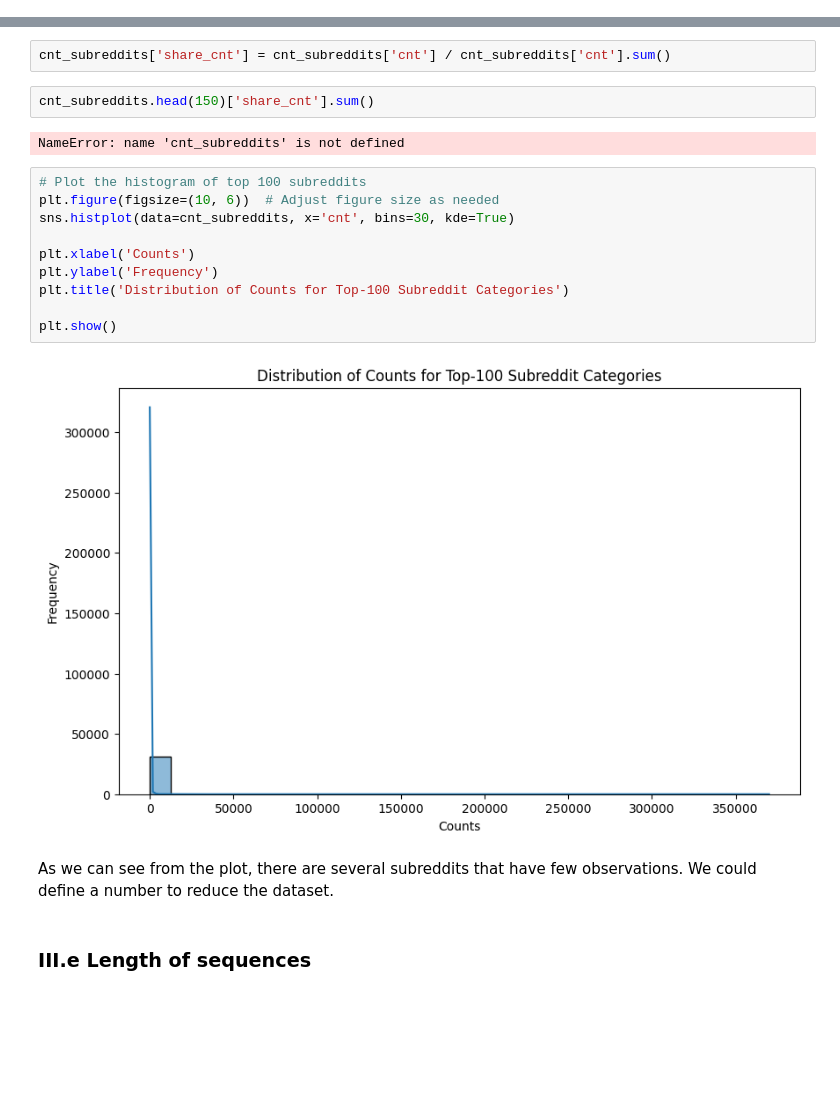
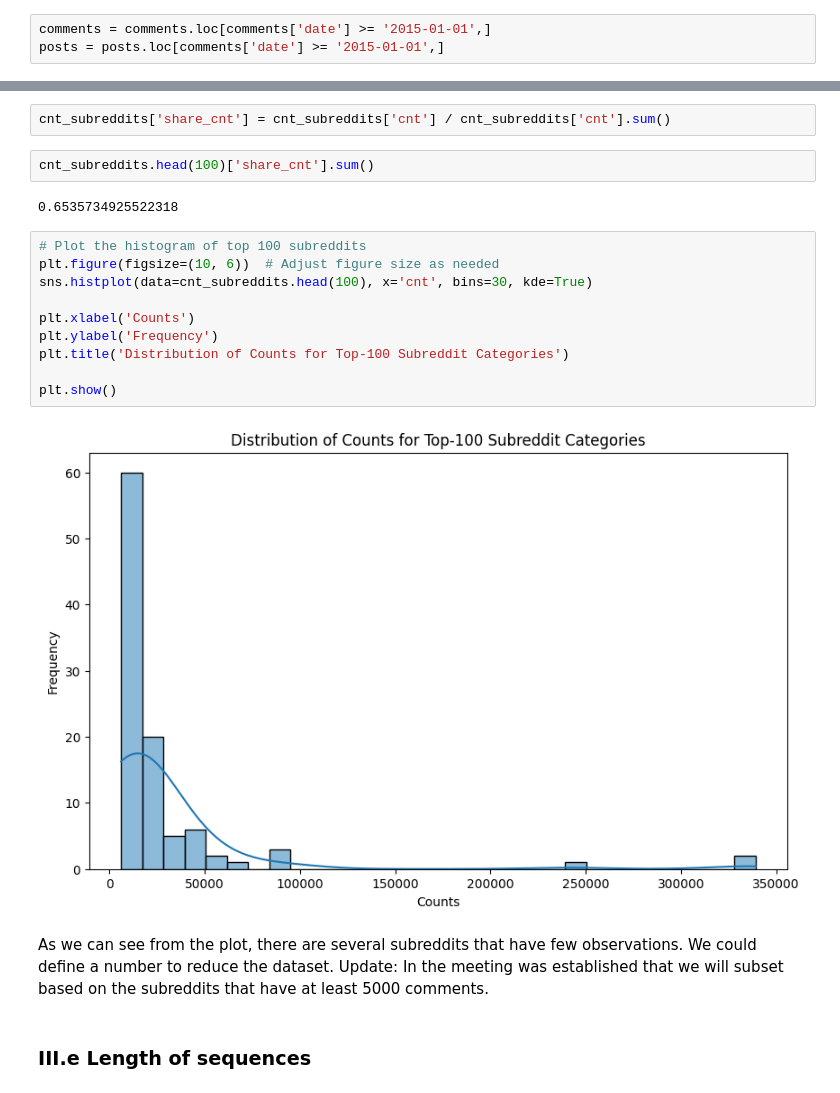
Before and after one commit to jimenasalinas/RedditGoesGreen, a Jupyter notebook: eda/eda_santi.ipynb, the cells around one changed output, grey strips where cells are left out. Cells and saved outputs as stored; diff of their text form; blank space fills up the shorter version.

```diff
--- a/eda/eda_santi.ipynb
+++ b/eda/eda_santi.ipynb
@@ -163,3 +162,6 @@ plt.show()
+# %%
+comments = comments.loc[comments['date'] >= '2015-01-01',]
+posts = posts.loc[comments['date'] >= '2015-01-01',]
 # %% [markdown]
 ### III.d Number of subreddits
 # %%
@@ -167,23 +169,23 @@ cnt_subreddits = comments.groupby(['subreddit.name']).agg({'body':'count'}).rese
 # %%
 cnt_subreddits['share_cnt'] = cnt_subreddits['cnt'] / cnt_subreddits['cnt'].sum()
 # %%
-cnt_subreddits.head(150)['share_cnt'].sum()
+cnt_subreddits.head(100)['share_cnt'].sum()
 # %% [output]
-NameError: name 'cnt_subreddits' is not defined
+0.6535734925522318
 # %%
 # Plot the histogram of top 100 subreddits
 plt.figure(figsize=(10, 6))  # Adjust figure size as needed
-sns.histplot(data=cnt_subreddits, x='cnt', bins=30, kde=True)
+sns.histplot(data=cnt_subreddits.head(100), x='cnt', bins=30, kde=True)
 
 plt.xlabel('Counts')
 plt.ylabel('Frequency')
 plt.title('Distribution of Counts for Top-100 Subreddit Categories')
 
 plt.show()
 # %% [output]
-[figure, old version]
+[figure, new version]
 # %% [markdown]
-As we can see from the plot, there are several subreddits that have few observations. We could define a number to reduce the dataset.
+As we can see from the plot, there are several subreddits that have few observations. We could define a number to reduce the dataset. Update: In the meeting was established that we will subset based on the subreddits that have at least 5000 comments.
 # %% [markdown]
 ### III.e Length of sequences
 # %%
```
Also changed, not shown: parts of 11 cells of this notebook.
